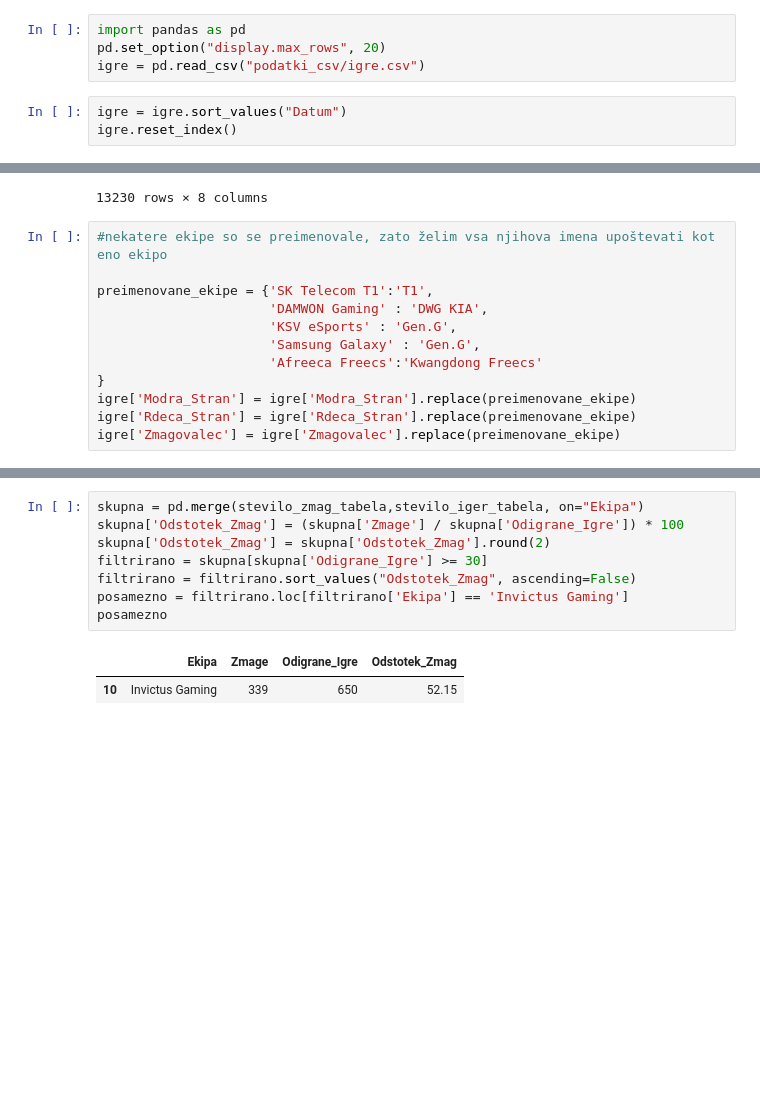
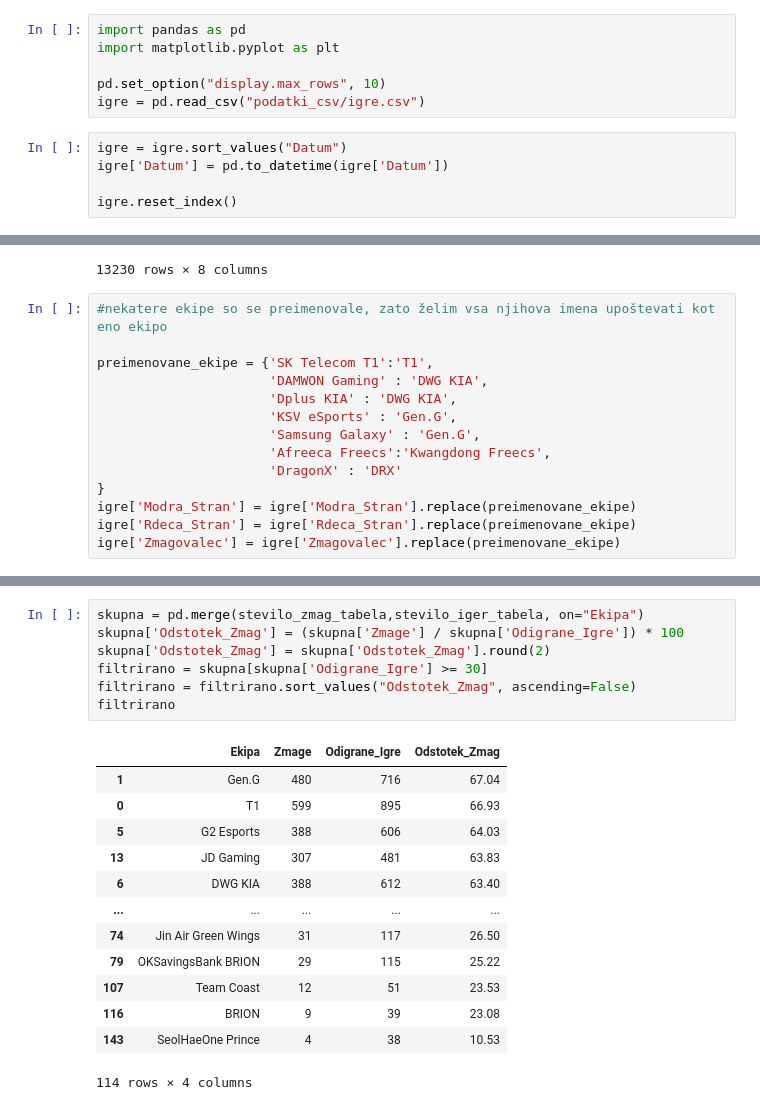
Before and after one commit to matijaderganc/League-of-Legends-Esports-Analysis, a Jupyter notebook: analiza.ipynb, the cells around one changed output, grey strips where cells are left out. Saved outputs shown, nothing was run; the diff lists cells and outputs as text; blank space fills up the shorter version.

```diff
--- a/analiza.ipynb
+++ b/analiza.ipynb
@@ -1,9 +1,13 @@
 # %%
 import pandas as pd
-pd.set_option("display.max_rows", 20)
+import matplotlib.pyplot as plt
+
+pd.set_option("display.max_rows", 10)
 igre = pd.read_csv("podatki_csv/igre.csv")
 # %%
 igre = igre.sort_values("Datum")
+igre['Datum'] = pd.to_datetime(igre['Datum'])
+
 igre.reset_index()
 # %% [output]
 |  | index | Datum | Verzija | Modra_Stran | Rdeca_Stran | Zmagovalec | Modri_Igralci | Rdeci_Igralci |
@@ -24,9 +28,11 @@ igre.reset_index()
 
 preimenovane_ekipe = {'SK Telecom T1':'T1',
                       'DAMWON Gaming' : 'DWG KIA',
+                      'Dplus KIA' : 'DWG KIA',
                       'KSV eSports' : 'Gen.G',
                       'Samsung Galaxy' : 'Gen.G',
-                      'Afreeca Freecs':'Kwangdong Freecs'
+                      'Afreeca Freecs':'Kwangdong Freecs',
+                      'DragonX' : 'DRX'
 }
 igre['Modra_Stran'] = igre['Modra_Stran'].replace(preimenovane_ekipe)
 igre['Rdeca_Stran'] = igre['Rdeca_Stran'].replace(preimenovane_ekipe)
@@ -76,11 +82,21 @@ stevilo_iger_tabela
 # %%
 skupna = pd.merge(stevilo_zmag_tabela,stevilo_iger_tabela, on="Ekipa")
 skupna['Odstotek_Zmag'] = (skupna['Zmage'] / skupna['Odigrane_Igre']) * 100
 skupna['Odstotek_Zmag'] = skupna['Odstotek_Zmag'].round(2)
 filtrirano = skupna[skupna['Odigrane_Igre'] >= 30]
 filtrirano = filtrirano.sort_values("Odstotek_Zmag", ascending=False)
-posamezno = filtrirano.loc[filtrirano['Ekipa'] == 'Invictus Gaming']
-posamezno
+filtrirano
 # %% [output]
 |  | Ekipa | Zmage | Odigrane_Igre | Odstotek_Zmag |
-| 10 | Invictus Gaming | 339 | 650 | 52.15 |
+| 1 | Gen.G | 480 | 716 | 67.04 |
+| 0 | T1 | 599 | 895 | 66.93 |
+| 5 | G2 Esports | 388 | 606 | 64.03 |
+| 13 | JD Gaming | 307 | 481 | 63.83 |
+| 6 | DWG KIA | 388 | 612 | 63.40 |
+| ... | ... | ... | ... | ... |
+| 74 | Jin Air Green Wings | 31 | 117 | 26.50 |
+| 79 | OKSavingsBank BRION | 29 | 115 | 25.22 |
+| 107 | Team Coast | 12 | 51 | 23.53 |
+| 116 | BRION | 9 | 39 | 23.08 |
+| 143 | SeolHaeOne Prince | 4 | 38 | 10.53 |
+114 rows × 4 columns
```
Also changed, not shown: parts of 11 cells of this notebook, 1 other file.
